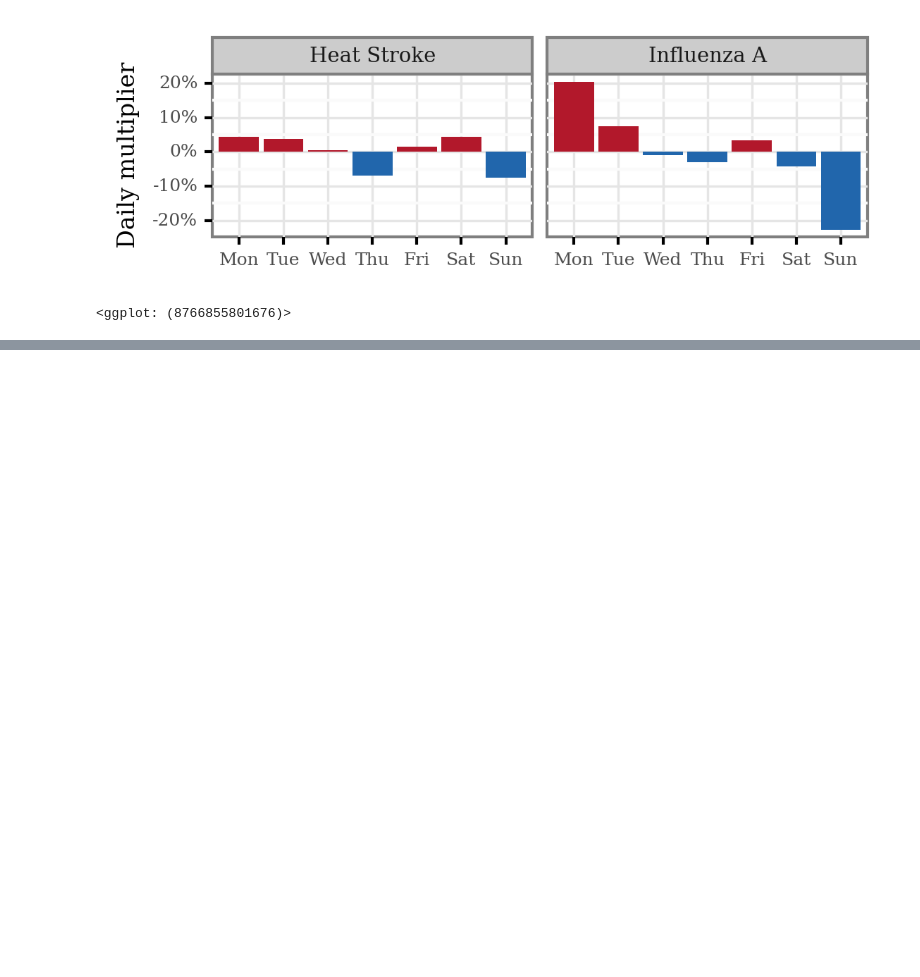
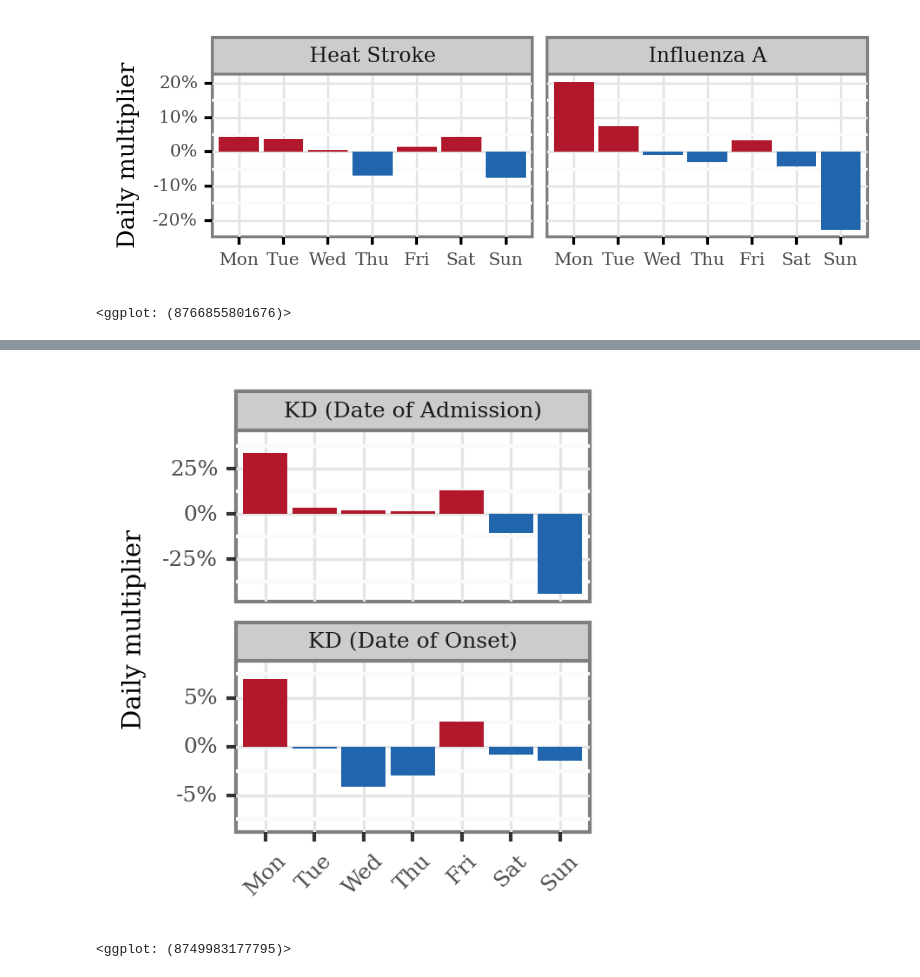
Before and after one commit to AlFontal/kd-metals-swc, a Jupyter notebook: code/other_diseases_weekly.ipynb, the cells around one changed output, grey strips where cells are left out. Cells and saved outputs as stored; diff of their text form; code cells hidden in the pictures; blank space fills up the shorter version.

Commit message:
add: KD MCMC sampling

```diff
--- a/code/other_diseases_weekly.ipynb
+++ b/code/other_diseases_weekly.ipynb
@@ -316,0 +326,48 @@ coefs = m_flu.predict().assign(day=lambda dd: dd['ds'].dt.day_name())
+# %%
+ts_kda = (kd_daily_doa.reset_index().rename(columns={'date_admit': 'ds', 'cases': 'y'}))
+# %%
+coefs = []
+for key, data in zip(['DOA', 'DOO'], [ts_kda, ts_kdo]):
+  for year in range(2011, 2019):
+      m = Prophet(weekly_seasonality=True,
+                  yearly_seasonality=True,
+                  seasonality_mode='multiplicative',
+                  mcmc_samples=100)
+
+      d = data.query('year(ds) == @year')
+      m.fit(data)
+      coefs.append(m
+                  .predict()
+                  .iloc[:7]
+                  .assign(variable=key)
+                )
+
+coefs_kd = pd.concat(coefs)
+# %%
+limits_df = pd.DataFrame(dict(variable=['DOO', 'DOA'], y_min = [-.08, -.42], y_max=[.08, .42]))
+# %%
+(coefs_kd
+         .assign(day=lambda dd: dd['ds'].dt.day_name())
+         .assign(day=lambda dd: pd.Categorical(dd.day.str[:3],
+         categories=['Mon', 'Tue', 'Wed', 'Thu', 'Fri', 'Sat', 'Sun'],
+         ordered=True))
+         .merge(limits_df)
+         .replace({'DOA': 'KD (Date of Admission)', 'DOO': 'KD (Date of Onset)'})
+ .pipe(lambda dd: p9.ggplot(dd)
+                + p9.geom_col(p9.aes(x='day', y='weekly', fill='weekly > 0'))
+                + p9.scale_fill_manual(['#2166AC', '#B2182B'])
+                + p9.scale_y_continuous(labels=percent_format())
+                + p9.labs(x='', y='Daily multiplier')
+                + p9.geom_blank(p9.aes(y='y_min'), inherit_aes=False)
+                + p9.geom_blank(p9.aes(y='y_max'), inherit_aes=False)
+                + p9.facet_wrap('variable', ncol=1, scales='free_y')
+                + p9.theme(figure_size=(1.75, 2),
+                           axis_title=p9.element_text(size=7),
+                           axis_text_x=p9.element_text(size=6, angle=45),
+                           strip_text_x=p9.element_text(size=6))
+                + p9.guides(fill=False)
+                )
+)
+# %% [output]
+[figure, added]
+<ggplot: (8749983177795)>
```
Also changed, not shown: parts of 7 cells of this notebook.
